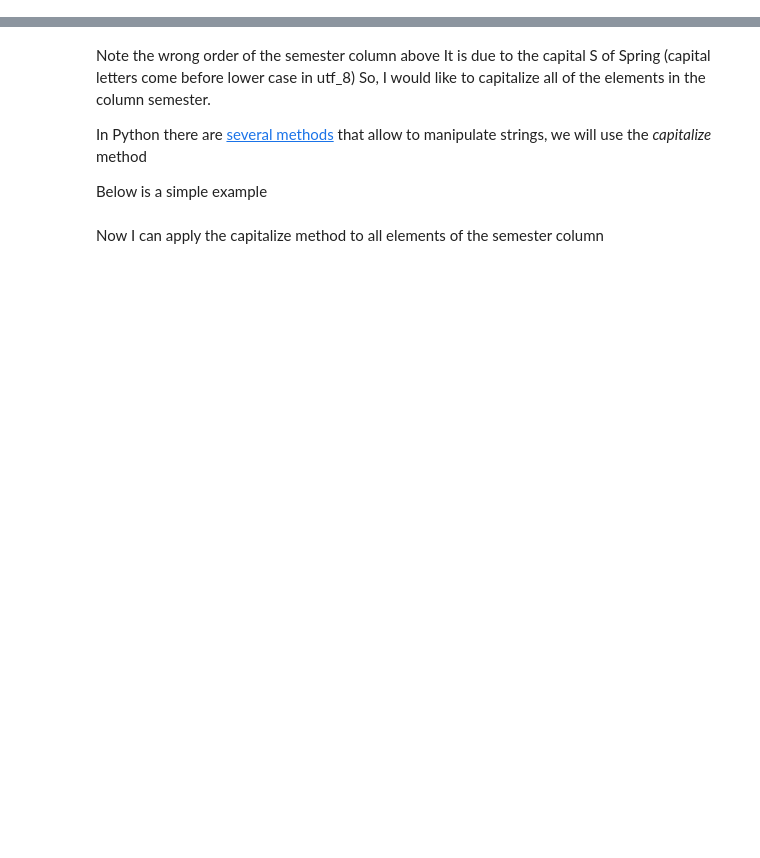
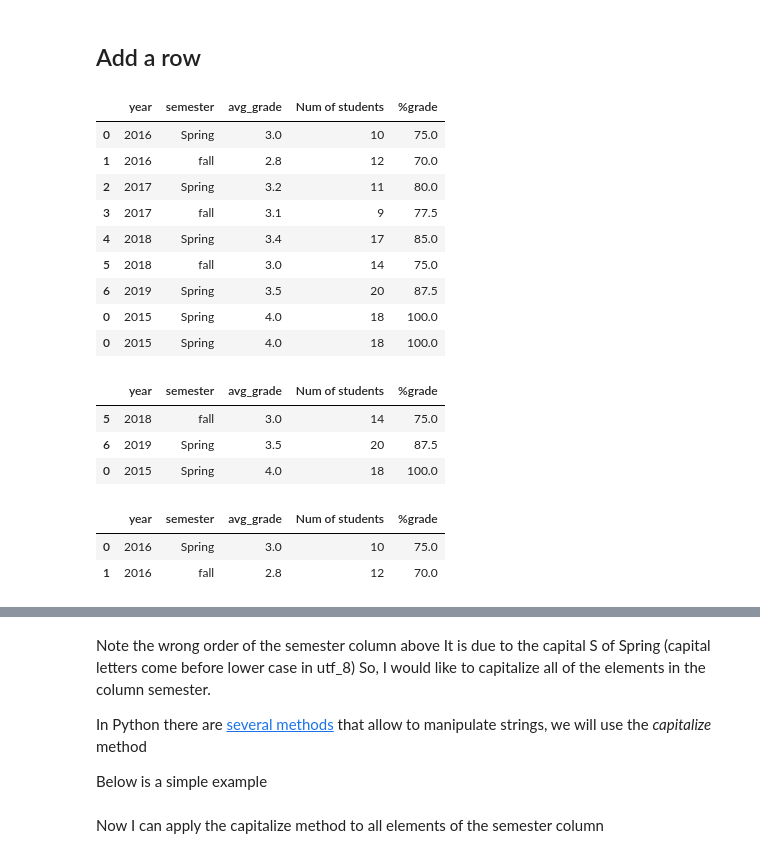
Before and after one commit to aup-cs1091/MyClassNotebooks, a Jupyter notebook: PandasDataFrames.ipynb, the cells around one changed output, grey strips where cells are left out. Saved outputs shown, nothing was run; the diff lists cells and outputs as text; code cells hidden in the pictures; blank space fills up the shorter version.

Commit message:
added DataFrames exercises and fixed DtataFrames lectures and python01 exercises

```diff
--- a/PandasDataFrames.ipynb
+++ b/PandasDataFrames.ipynb
@@ -55,0 +217,4 @@ cs1040_df
+# %%
+# You can assign values directly
+cs1040_df['Num of students']=[10,12,11,9,17,14,20]
+cs1040_df
@@ -55,0 +230,4 @@ cs1040_df
+# %%
+# Or you can calculate values
+cs1040_df['%grade']=cs1040_df['avg_grade']/4*100
+cs1040_df
@@ -55,0 +257,34 @@ cs1040_df
+# %% [markdown]
+## Add a row <a name="addRow"></a>
+# %%
+myrow = {'year':[2015], 'semester':['Spring'], 'avg_grade':[4.0], 'Num of students':[18], '%grade':[100]}
+df = pd.DataFrame(data=myrow)
+cs1040_df=cs1040_df.append(df)
+cs1040_df
+# %% [output]
+|  | year | semester | avg_grade | Num of students | %grade |
+| 0 | 2016 | Spring | 3.0 | 10 | 75.0 |
+| 1 | 2016 | fall | 2.8 | 12 | 70.0 |
+| 2 | 2017 | Spring | 3.2 | 11 | 80.0 |
+| 3 | 2017 | fall | 3.1 | 9 | 77.5 |
+| 4 | 2018 | Spring | 3.4 | 17 | 85.0 |
+| 5 | 2018 | fall | 3.0 | 14 | 75.0 |
+| 6 | 2019 | Spring | 3.5 | 20 | 87.5 |
+| 0 | 2015 | Spring | 4.0 | 18 | 100.0 |
+| 0 | 2015 | Spring | 4.0 | 18 | 100.0 |
+# %%
+# note the repeated labels
+# This still works
+cs1040_df[5:8]
+# %% [output]
+|  | year | semester | avg_grade | Num of students | %grade |
+| 5 | 2018 | fall | 3.0 | 14 | 75.0 |
+| 6 | 2019 | Spring | 3.5 | 20 | 87.5 |
+| 0 | 2015 | Spring | 4.0 | 18 | 100.0 |
+# %%
+# also this works
+cs1040_df[0:2]
+# %% [output]
+|  | year | semester | avg_grade | Num of students | %grade |
+| 0 | 2016 | Spring | 3.0 | 10 | 75.0 |
+| 1 | 2016 | fall | 2.8 | 12 | 70.0 |
```
Also changed, not shown: parts of 29 cells of this notebook, 3 other files.
